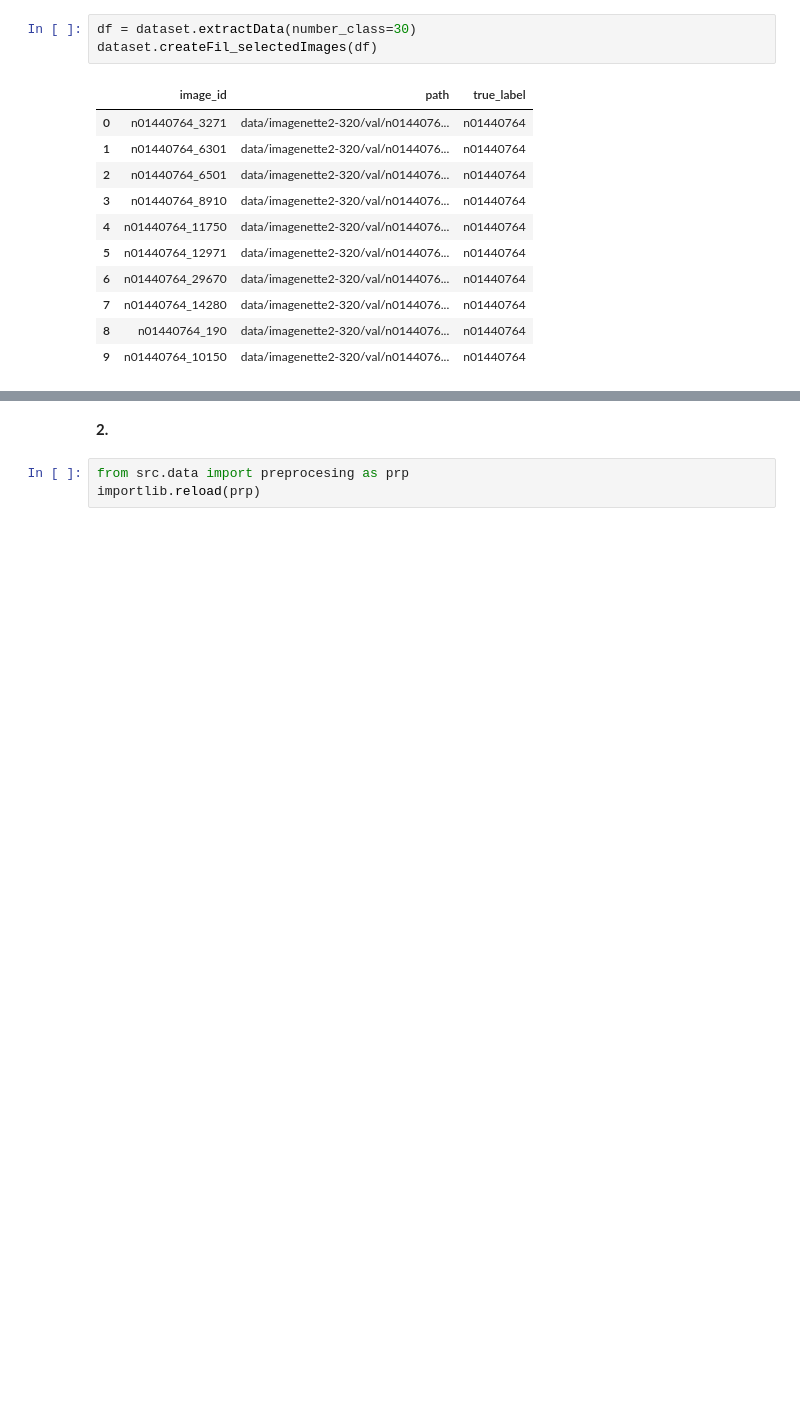
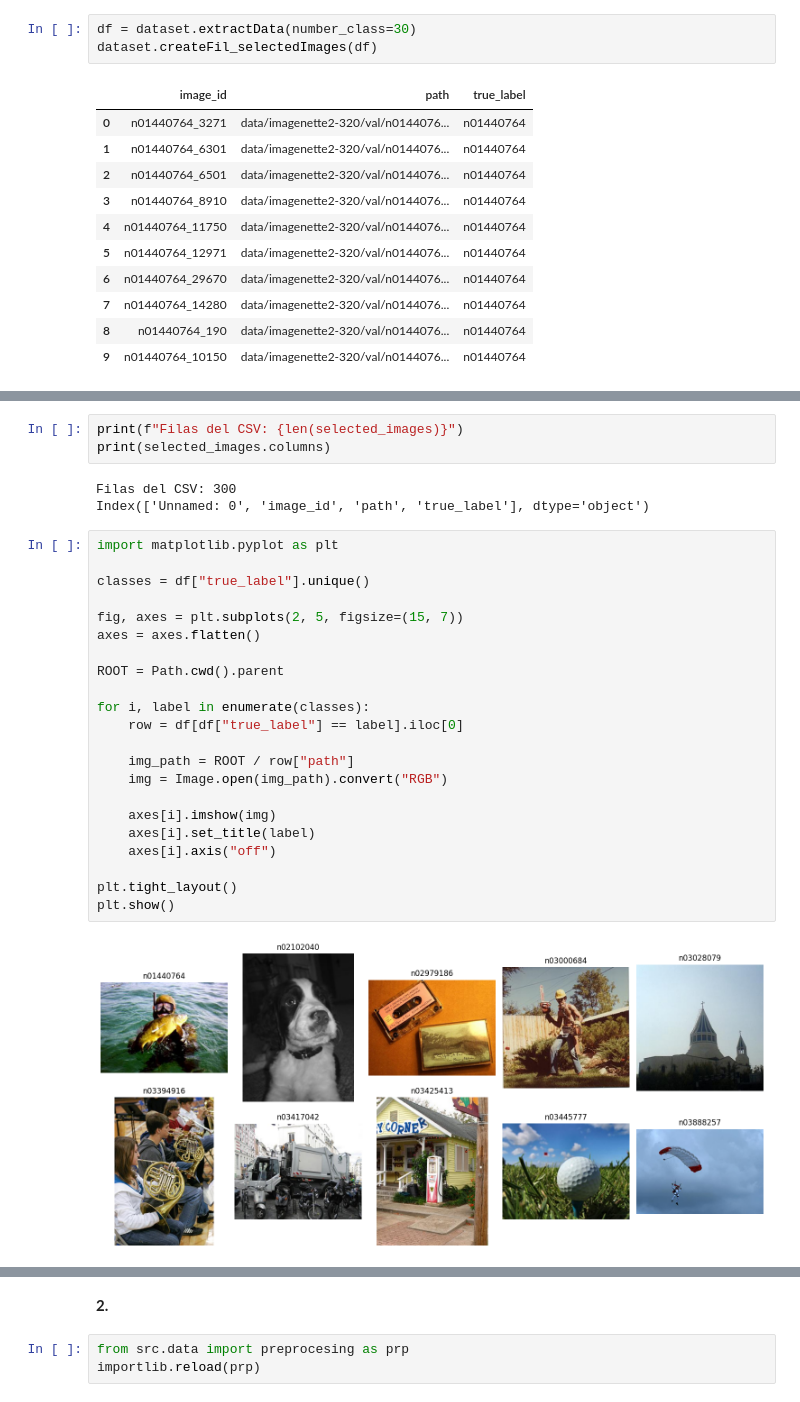
Before and after one commit to LindaFPayeras/model-lens-xai, a Jupyter notebook: notebooks/00_preparacion_datos.ipynb, the cells around one changed output, grey strips where cells are left out. Saved outputs shown, nothing was run; the diff lists cells and outputs as text; blank space fills up the shorter version.

```diff
--- a/notebooks/00_preparacion_datos.ipynb
+++ b/notebooks/00_preparacion_datos.ipynb
@@ -40,0 +84,30 @@ dataset.createFil_selectedImages(df)
+# %%
+print(f"Filas del CSV: {len(selected_images)}")
+print(selected_images.columns)
+# %% [output]
+Filas del CSV: 300
+Index(['Unnamed: 0', 'image_id', 'path', 'true_label'], dtype='object')
+# %%
+import matplotlib.pyplot as plt
+
+classes = df["true_label"].unique()
+
+fig, axes = plt.subplots(2, 5, figsize=(15, 7))
+axes = axes.flatten()
+
+ROOT = Path.cwd().parent
+
+for i, label in enumerate(classes):
+    row = df[df["true_label"] == label].iloc[0]
+
+    img_path = ROOT / row["path"]
+    img = Image.open(img_path).convert("RGB")
+
+    axes[i].imshow(img)
+    axes[i].set_title(label)
+    axes[i].axis("off")
+
+plt.tight_layout()
+plt.show()
+# %% [output]
+[figure, added]
```
Also changed, not shown: parts of 11 cells of this notebook.
